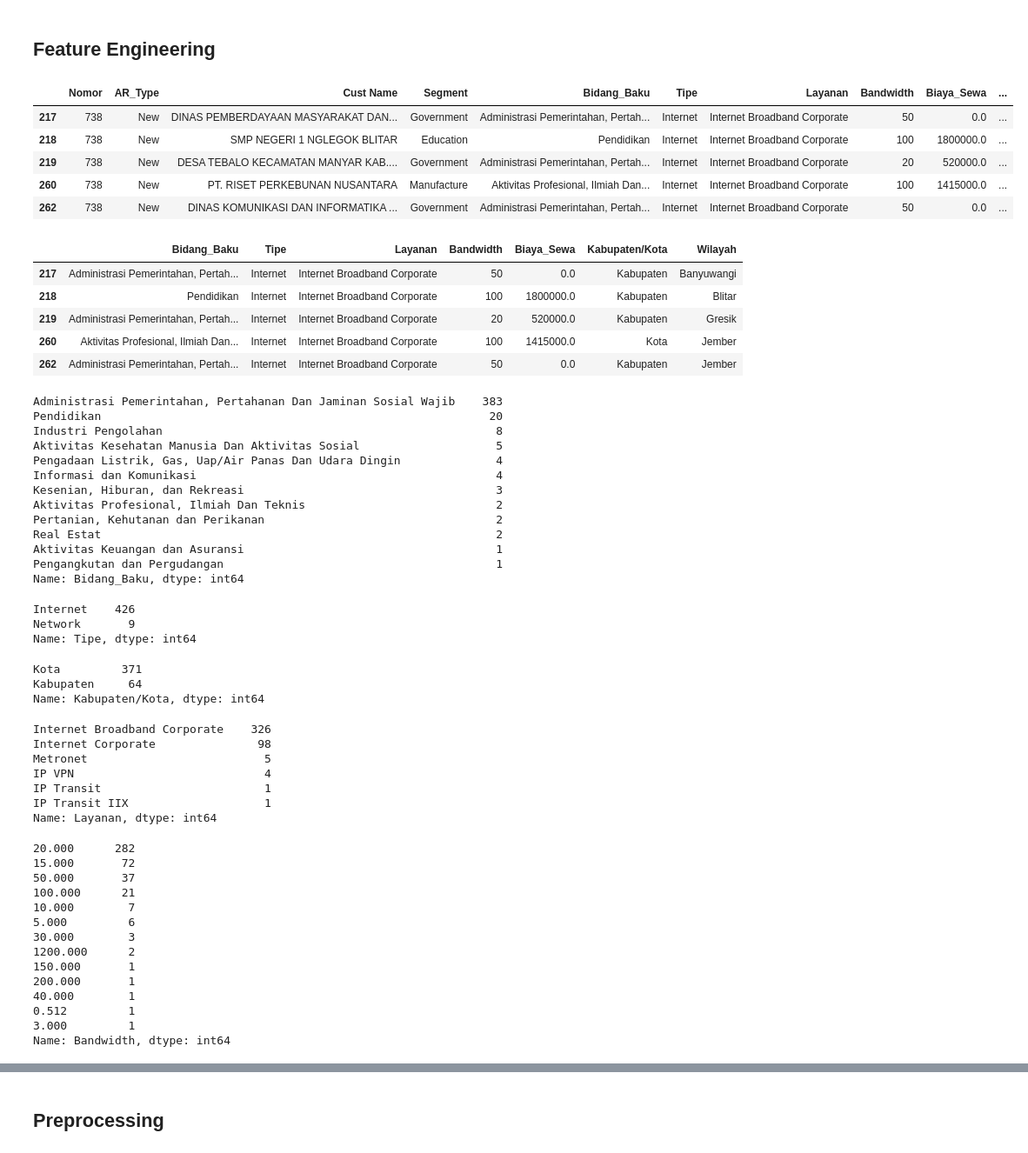
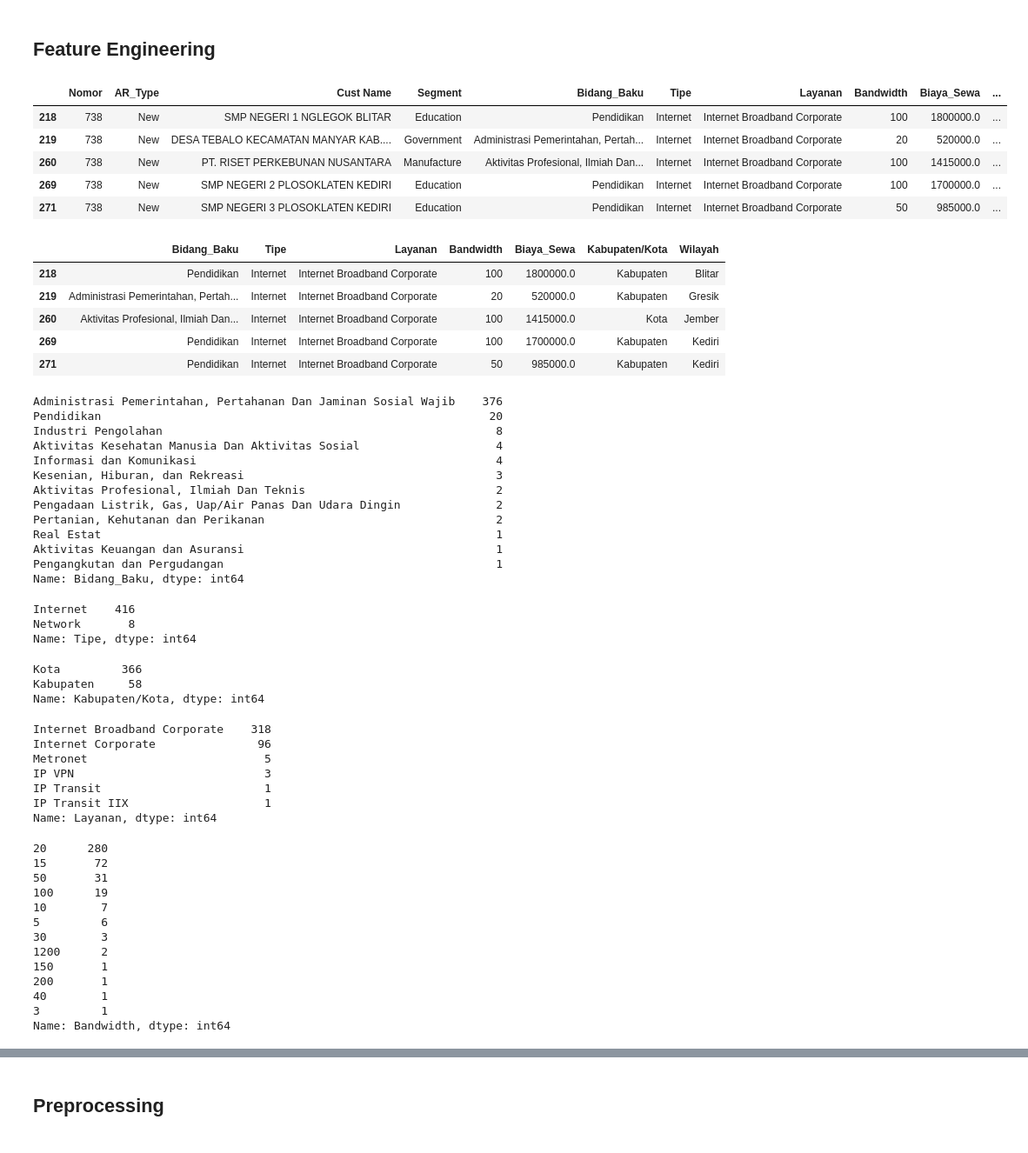
Before and after one commit to sabrinatiarab/deploy-pkl, a Jupyter notebook: code.ipynb, the cells around one changed output, grey strips where cells are left out. Shown at 87% size. Drawn from its saved outputs; the diff is of its cells as text; code cells hidden in the pictures.

```diff
--- a/code.ipynb
+++ b/code.ipynb
@@ -28,82 +28,81 @@ data.head()
 ## **Feature Engineering**
 # %%
 #drop rows that contain specific 'value' in 'column_name'
-data2 = data[(data.Bandwidth != "Units") & (data.Layanan != "Penambahan IPv4 Publik Internet Corporate")]
+data2 = data[(data.Bandwidth != "Units") & (data.Layanan != "Penambahan IPv4 Publik Internet Corporate") & (data.Biaya_Sewa != 0.0)]
 data3 = data2[data2.AL_Status == "Active"]
 data4 = data3[data3.SBU_Ter == "SBU REG JAWA BAGIAN TIMUR"]
 data5 = data4[data4.AR_Type == "New"]
 data5.head()
 # %% [output]
 |  | Nomor | AR_Type | Cust Name | Segment | Bidang_Baku | Tipe | Layanan | Bandwidth | Biaya_Sewa | ... |
-| 217 | 738 | New | DINAS PEMBERDAYAAN MASYARAKAT DAN... | Government | Administrasi Pemerintahan, Pertah... | Internet | Internet Broadband Corporate | 50 | 0.0 | ... |
 | 218 | 738 | New | SMP NEGERI 1 NGLEGOK BLITAR | Education | Pendidikan | Internet | Internet Broadband Corporate | 100 | 1800000.0 | ... |
 | 219 | 738 | New | DESA TEBALO KECAMATAN MANYAR KAB.... | Government | Administrasi Pemerintahan, Pertah... | Internet | Internet Broadband Corporate | 20 | 520000.0 | ... |
 | 260 | 738 | New | PT. RISET PERKEBUNAN NUSANTARA | Manufacture | Aktivitas Profesional, Ilmiah Dan... | Internet | Internet Broadband Corporate | 100 | 1415000.0 | ... |
-| 262 | 738 | New | DINAS KOMUNIKASI DAN INFORMATIKA ... | Government | Administrasi Pemerintahan, Pertah... | Internet | Internet Broadband Corporate | 50 | 0.0 | ... |
+| 269 | 738 | New | SMP NEGERI 2 PLOSOKLATEN KEDIRI | Education | Pendidikan | Internet | Internet Broadband Corporate | 100 | 1700000.0 | ... |
+| 271 | 738 | New | SMP NEGERI 3 PLOSOKLATEN KEDIRI | Education | Pendidikan | Internet | Internet Broadband Corporate | 50 | 985000.0 | ... |
 # %%
 data6 = data5.drop(['Nomor', 'Segment','Cust Name', 'Address Terminating', 'SBU_Ter', 'AL_Status','AR_Type'], axis=1)
 data6.head()
 # %% [output]
 |  | Bidang_Baku | Tipe | Layanan | Bandwidth | Biaya_Sewa | Kabupaten/Kota | Wilayah |
-| 217 | Administrasi Pemerintahan, Pertah... | Internet | Internet Broadband Corporate | 50 | 0.0 | Kabupaten | Banyuwangi |
 | 218 | Pendidikan | Internet | Internet Broadband Corporate | 100 | 1800000.0 | Kabupaten | Blitar |
 | 219 | Administrasi Pemerintahan, Pertah... | Internet | Internet Broadband Corporate | 20 | 520000.0 | Kabupaten | Gresik |
 | 260 | Aktivitas Profesional, Ilmiah Dan... | Internet | Internet Broadband Corporate | 100 | 1415000.0 | Kota | Jember |
-| 262 | Administrasi Pemerintahan, Pertah... | Internet | Internet Broadband Corporate | 50 | 0.0 | Kabupaten | Jember |
+| 269 | Pendidikan | Internet | Internet Broadband Corporate | 100 | 1700000.0 | Kabupaten | Kediri |
+| 271 | Pendidikan | Internet | Internet Broadband Corporate | 50 | 985000.0 | Kabupaten | Kediri |
 # %%
 data6['Bidang_Baku'].value_counts()
 # %% [output]
-Administrasi Pemerintahan, Pertahanan Dan Jaminan Sosial Wajib    383
+Administrasi Pemerintahan, Pertahanan Dan Jaminan Sosial Wajib    376
 Pendidikan                                                         20
 Industri Pengolahan                                                 8
-Aktivitas Kesehatan Manusia Dan Aktivitas Sosial                    5
-Pengadaan Listrik, Gas, Uap/Air Panas Dan Udara Dingin              4
+Aktivitas Kesehatan Manusia Dan Aktivitas Sosial                    4
 Informasi dan Komunikasi                                            4
 Kesenian, Hiburan, dan Rekreasi                                     3
 Aktivitas Profesional, Ilmiah Dan Teknis                            2
+Pengadaan Listrik, Gas, Uap/Air Panas Dan Udara Dingin              2
 Pertanian, Kehutanan dan Perikanan                                  2
-Real Estat                                                          2
+Real Estat                                                          1
 Aktivitas Keuangan dan Asuransi                                     1
 Pengangkutan dan Pergudangan                                        1
 Name: Bidang_Baku, dtype: int64
 # %%
 data6['Tipe'].value_counts()
 # %% [output]
-Internet    426
-Network       9
+Internet    416
+Network       8
 Name: Tipe, dtype: int64
 # %%
 data6['Kabupaten/Kota'].value_counts()
 # %% [output]
-Kota         371
-Kabupaten     64
+Kota         366
+Kabupaten     58
 Name: Kabupaten/Kota, dtype: int64
 # %%
 data6['Layanan'].value_counts()
 # %% [output]
-Internet Broadband Corporate    326
-Internet Corporate               98
+Internet Broadband Corporate    318
+Internet Corporate               96
 Metronet                          5
-IP VPN                            4
+IP VPN                            3
 IP Transit                        1
 IP Transit IIX                    1
 Name: Layanan, dtype: int64
 # %%
 data6['Bandwidth'].value_counts()
 # %% [output]
-20.000      282
-15.000       72
-50.000       37
-100.000      21
-10.000        7
-5.000         6
-30.000        3
-1200.000      2
-150.000       1
-200.000       1
-40.000        1
-0.512         1
-3.000         1
+20      280
+15       72
+50       31
+100      19
+10        7
+5         6
+30        3
+1200      2
+150       1
+200       1
+40        1
+3         1
 Name: Bandwidth, dtype: int64
 # %%
 data6['Wilayah'].value_counts()
```
Also changed, not shown: parts of 32 cells of this notebook, 3 other files.
